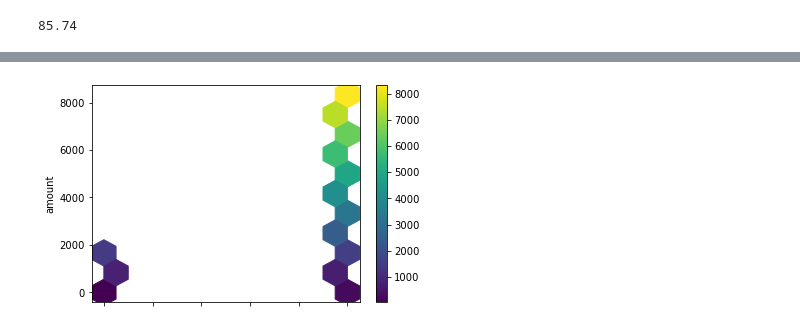
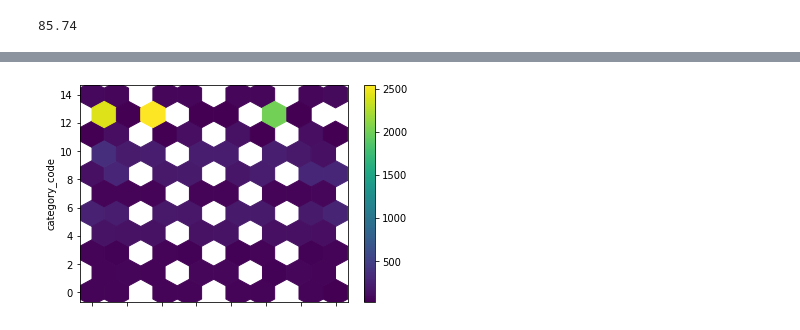
Before and after one commit to IanMMuldoon/FinFraud, a Jupyter notebook: fin.ipynb, the cells around one changed output, grey strips where cells are left out. Saved outputs shown, nothing was run; the diff lists cells and outputs as text; code cells hidden in the pictures.

```diff
--- a/fin.ipynb
+++ b/fin.ipynb
@@ -269,12 +253,17 @@ bplot=sns.stripplot(data= df, y='category', x='amount', ax= ax,
-# %%
-df = pd.read_csv("data/bs.csv")
-ax = df.plot.hexbin(x= 'fraud',
-                    y= 'amount',
-                    C = 'amount',
-                    gridsize = 10,
-                    cmap = "viridis")
-# %% [output]
-[figure, removed]
+# %%
+from sklearn.preprocessing import LabelEncoder
+cols = ['age', 'gender', 'category']
+lb_make = LabelEncoder()
+for col in cols:
+    df[col + "_code"] = lb_make.fit_transform(df[col])
+
+ax = df.plot.hexbin(x= 'age_code',
+                    y= 'category_code',
+                    C = 'amount',
+                    gridsize = 10,
+                    cmap = "viridis")
+# %% [output]
+[figure, added]
 # %%
 import matplotlib.pyplot as plt
 import seaborn as sns
```
Also changed, not shown: parts of 9 cells of this notebook.
